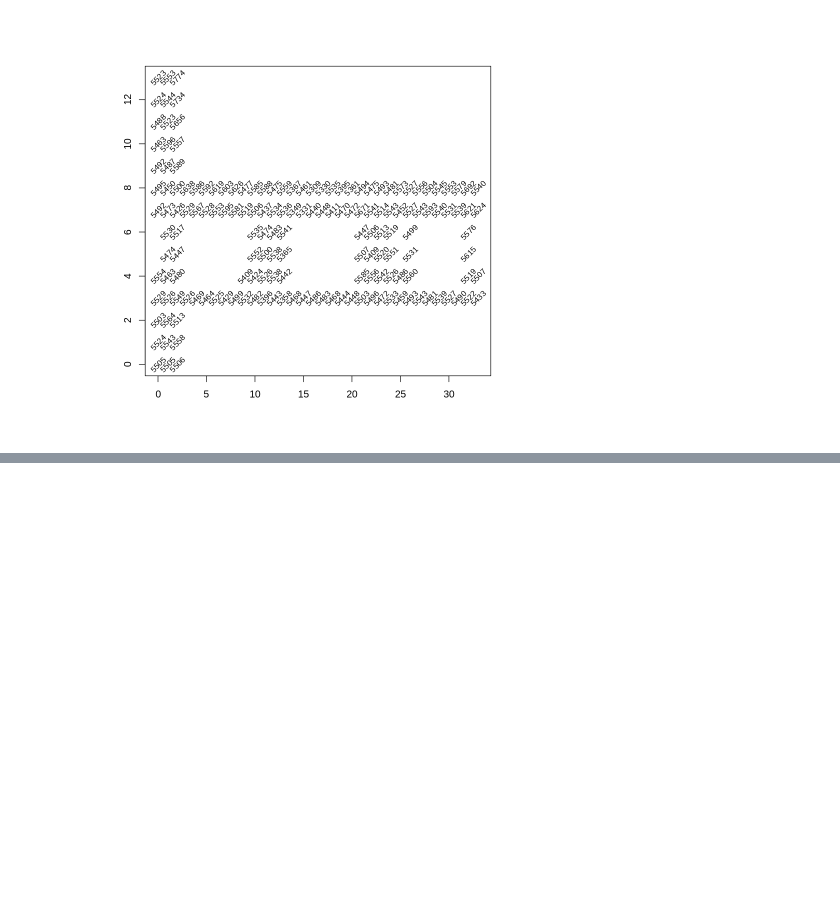
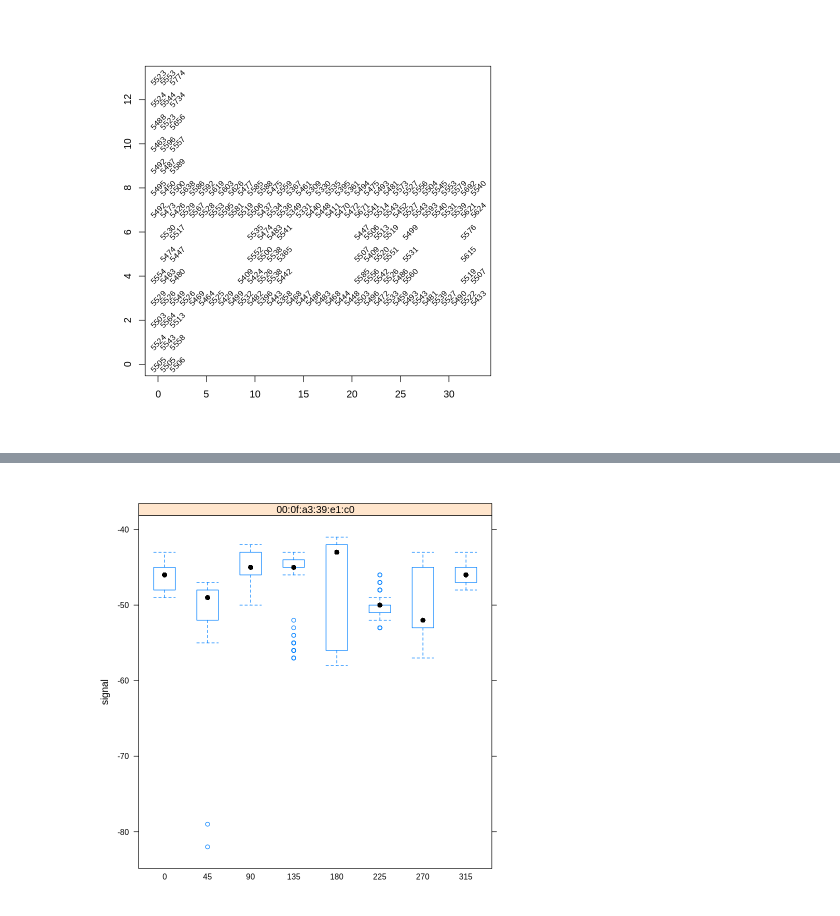
Before and after one commit to dclark18/MSDS7333---Quantifying-the-World, a Jupyter notebook: Unit 2 Case study/Code/MSDS_WEEK_1.ipynb, the cells around one changed output, grey strips where cells are left out. Cells and saved outputs as stored; diff of their text form; code cells hidden in the pictures; blank space fills up the shorter version.

```diff
--- a/Unit 2 Case study/Code/MSDS_WEEK_1.ipynb
+++ b/Unit 2 Case study/Code/MSDS_WEEK_1.ipynb
@@ -765,0 +801,4 @@ text(locCounts, labels = locCounts[,3], cex = 0.8, srt = 45)
+# %%
+bwplot(signal ~ factor(angle) | mac, data = offline,  subset = posX == 6 & posY == 3  & mac == "00:0f:a3:39:e1:c0")
+# %% [output]
+[figure, added]
```
Also changed, not shown: parts of 20 cells of this notebook.
